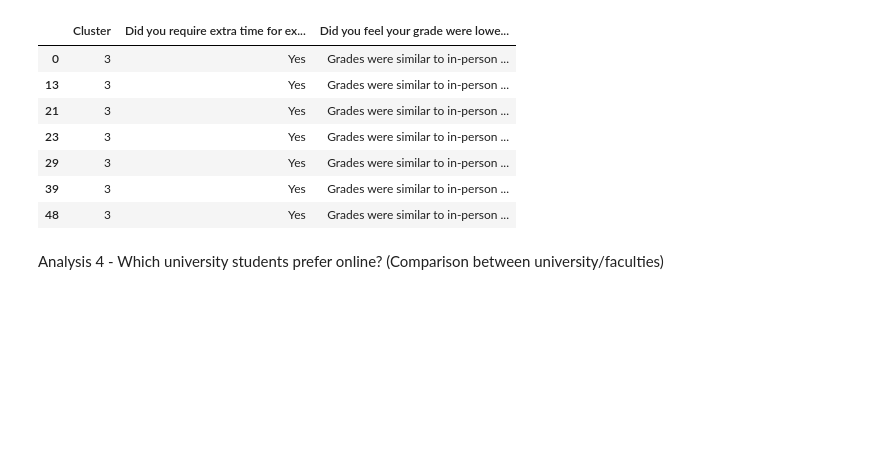
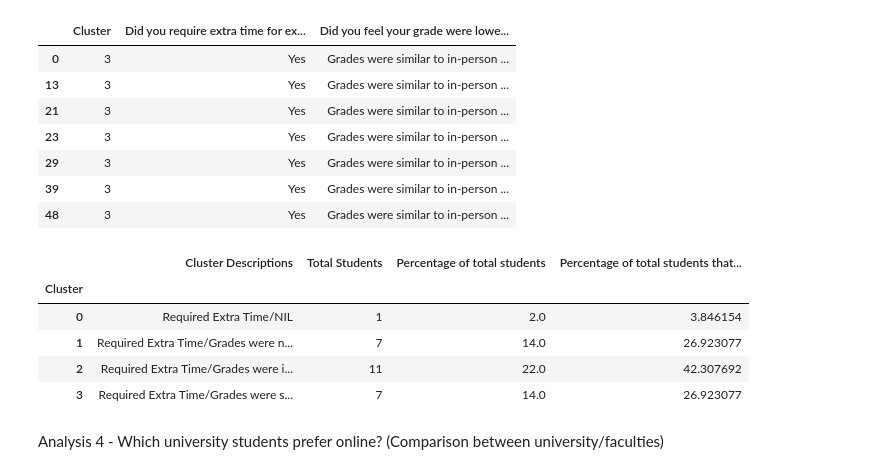
Before and after one commit to abdulbhutta/Summer-Research-2022, a Jupyter notebook: DataAnalysis.ipynb, the cells around one changed output. Cells and saved outputs as stored; diff of their text form; code cells hidden in the pictures; blank space fills up the shorter version.

Commit message:
Updated Summary 3

```diff
--- a/DataAnalysis.ipynb
+++ b/DataAnalysis.ipynb
@@ -483,6 +473,24 @@ Analysis3[Analysis3['Cluster'] == 3].head(20)
 | 29 | 3 | Yes | Grades were similar to in-person ... |
 | 39 | 3 | Yes | Grades were similar to in-person ... |
 | 48 | 3 | Yes | Grades were similar to in-person ... |
+# %%
+Summary3 = pd.DataFrame(Analysis3.groupby(['Cluster'])['Cluster'].count())
+TotalStudents_RequiredExtraTime = Analysis3.shape[0]
+
+Summary3.insert(0, "Cluster Descriptions", ["Required Extra Time/NIL", "Required Extra Time/Grades were not lower", "Required Extra Time/Grades were impacted", "Required Extra Time/Grades were similar to in-person learning"], True)
+Summary3.rename(columns= {Summary3.columns[1]: "Total Students"}, inplace=True)
+
+Summary3['Percentage of total students'] = (Summary3['Total Students'] / TotalStudents * 100)
+Summary3['Percentage of total students that required extra time'] = (Summary3['Total Students'] / TotalStudents_TooStrict * 100)
+
+Summary3.head(10)
+# %% [output]
+|  | Cluster Descriptions | Total Students | Percentage of total students | Percentage of total students that... |
+| Cluster |  |  |  |  |
+| 0 | Required Extra Time/NIL | 1 | 2.0 | 3.846154 |
+| 1 | Required Extra Time/Grades were n... | 7 | 14.0 | 26.923077 |
+| 2 | Required Extra Time/Grades were i... | 11 | 22.0 | 42.307692 |
+| 3 | Required Extra Time/Grades were s... | 7 | 14.0 | 26.923077 |
 # %% [markdown]
 Analysis 4 - Which university students prefer online? (Comparison between university/faculties)
 # %%
```
Also changed, not shown: parts of 1 cell of this notebook.
